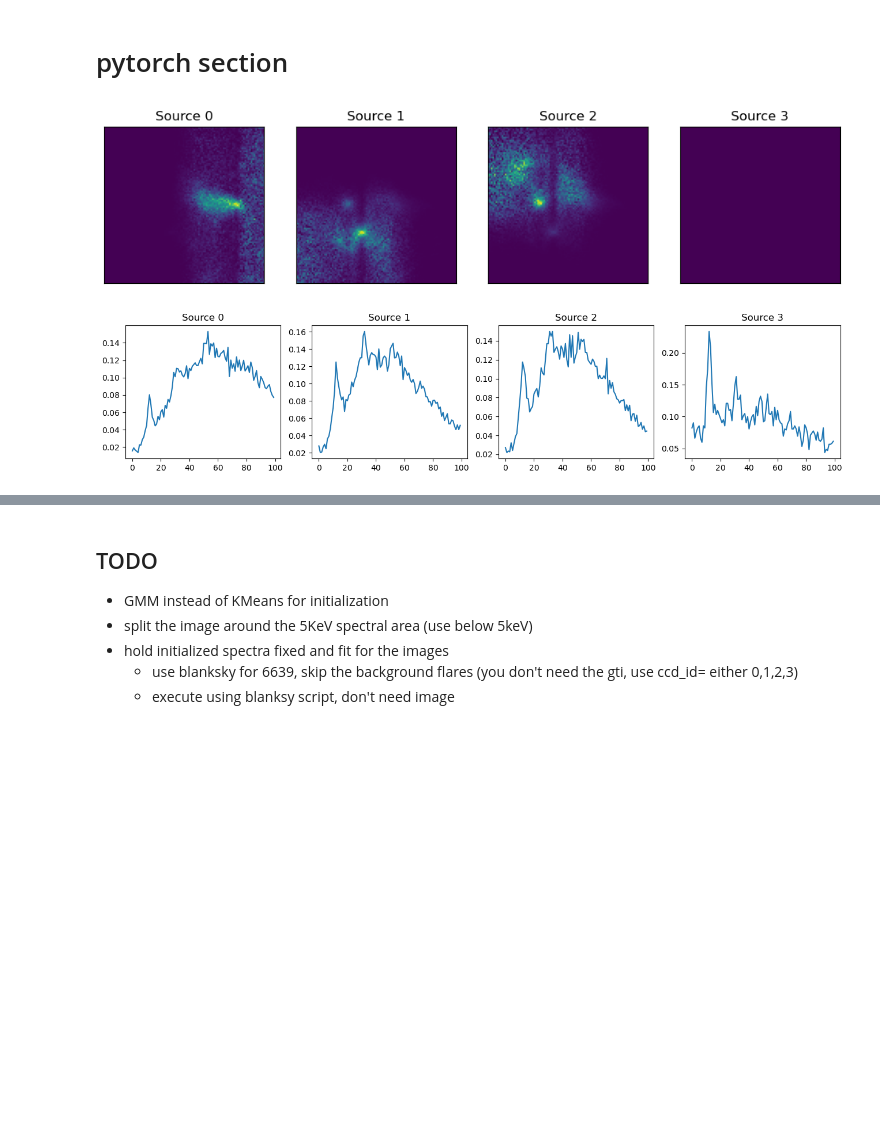
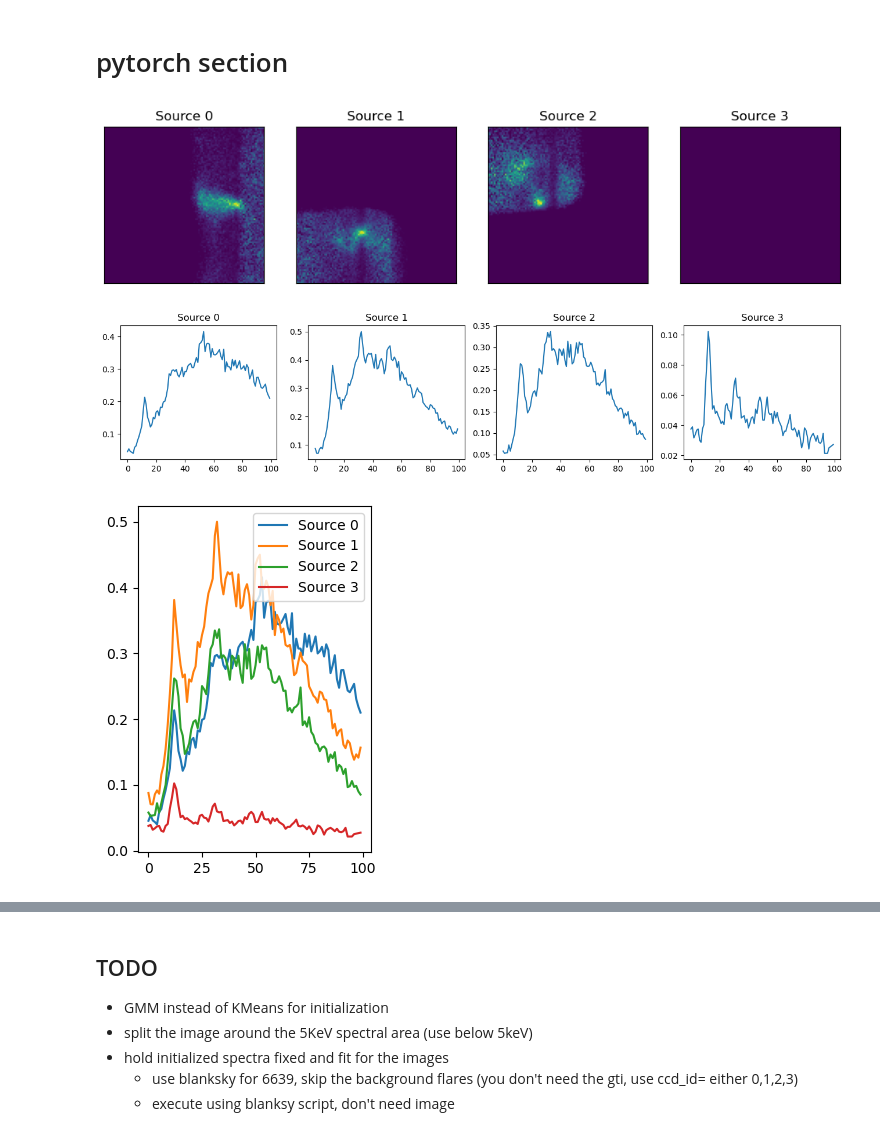
Before and after one commit to star-skelly/dogs_source_separation, a Jupyter notebook: try_pytorch.ipynb, the cells around one changed output, grey strips where cells are left out. Saved outputs shown, nothing was run; the diff lists cells and outputs as text; code cells hidden in the pictures; blank space fills up the shorter version.

```diff
--- a/try_pytorch.ipynb
+++ b/try_pytorch.ipynb
@@ -405,13 +405,15 @@ y_range = (YMIN, YMAX)
 S_gmm = np.zeros((NCOMP + 1, nx_pixels, ny_pixels))
 
 for i in range(NCOMP):
+    mask = probs[:, i] > 0.5
     H, xedges, yedges = np.histogram2d(
-        low_e_subset['x'],
-        low_e_subset['y'],
+        low_e_subset[mask]['x'],
+        low_e_subset[mask]['y'],
         bins=[nx_pixels, ny_pixels],
         range=[x_range, y_range],
-        weights=probs[:, i]
+        weights=probs[mask][:, i]
     )
+
 
     S_gmm[i] = H
 
@@ -427,6 +429,8 @@ S_gmm[i+1] = H_blank
 # pytorch section
 # %%
 from tqdm import tqdm
+from scipy.ndimage import gaussian_filter1d
+
 # INITIALIZATIONS
 
 n_comp = 3
@@ -437,48 +441,60 @@ device = torch.device('mps' if torch.backends.mps.is_available() else 'cpu') # u
 # Initialize A and S with the KMeans clusters
 
 # S
-# pos_hist = torch.tensor(np.array([np.histogram2d(
-#         sources_gmm[i]['x'].values,
-#         sources_gmm[i]['y'].values,
-#         weights=sources_gmm[i]['energy'].values,
-#         bins=(nx_pixels, ny_pixels))[0] for i in range(n_comp)]), dtype=torch.float32)
-# # pos_hist = torch.vstack((hist.unsqueeze(0), spec_hist))
-# S = torch.nn.functional.normalize(pos_hist).requires_grad_().to(device)
 S = torch.nn.functional.normalize(torch.from_numpy(S_gmm), dim=(0,1)).requires_grad_().to(device)
 
 # plotting check
 NCOMP_TRUE = NCOMP + 1
 fig = plt.figure(figsize=(3*NCOMP_TRUE, 3))
 for i, source in enumerate(S.detach().numpy()):
     ax = plt.subplot(100 + 10*NCOMP_TRUE + i + 1)
     ax.imshow(source, origin="lower")
     ax.set_title(f'Source {i}')
     ax.xaxis.set_visible(False)
     ax.yaxis.set_visible(False)
 
 # A
-#spec_hist = torch.tensor([np.histogram(sources[i]['energy'], bins=n_bands)[0]
-#                            for i in range(n_comp)], dtype=torch.float32)
 spec_hist = np.zeros((NCOMP_TRUE, n_bands))
 bg_hist, edges = np.histogram(bg_subset['energy'], bins=n_bands, range=(EMIN, EMAX))
-bg_hist = torch.tensor(np.array(bg_hist))
+bg_hist = gaussian_filter1d((bg_hist),0.5)
+bg_hist = torch.tensor(0.5 * bg_hist)
 
 for i in range(NCOMP):
+    mask = probs[:, i] > 0.5
     spec_hist[i], _ = np.histogram(
-        low_e_subset['energy'],
+        low_e_subset[mask]['energy'],
         bins=n_bands,
         range=(EMIN, EMAX),
-        weights=probs[:, i]
+        weights=probs[mask][:, i]
     )
+
+# normalization magic (maintain different maximums)
+spec_hist = gaussian_filter1d(spec_hist,0.5)
+max_spec = np.max(spec_hist)
+spec_hist = torch.from_numpy(spec_hist)
+#maxes = torch.max(spec_hist, dim=1).values
+#maxes = torch.nn.functional.normalize(torch.atleast_3d(maxes)).squeeze()
+#spec_hist = torch.nn.functional.normalize(spec_hist) * maxes.unsqueeze(1)
+
 spec_hist[i + 1] = bg_hist
-spec_hist = torch.from_numpy(spec_hist)
-A = torch.nn.functional.normalize(spec_hist.T, dim=0)#.requires_grad_().to(device)
+spec_hist = spec_hist / (2 * max_spec)
+A = spec_hist.T.requires_grad_().to(device)
+
+# 1 max 300, 2 max 400, 3 max 250, 4 max 140
 
 fig = plt.figure(figsize=(4*NCOMP_TRUE, 3))
 for i, source in enumerate(A.T.detach().numpy()):
     ax = plt.subplot(100 + 10*NCOMP_TRUE + i + 1)
     ax.plot(source)
     ax.set_title(f'Source {i}')
+
+plt.figure(figsize=(NCOMP, 4))
+for i in range(4):
+    plt.plot(A.detach().numpy()[:,i], label=f'Source {i}')
+
+plt.legend()
+plt.tight_layout()
 # %% [output]
-[figure, old version]
+[figure, new version]
-[figure, old version]
+[figure, new version]
+[figure, added]
```
Also changed, not shown: parts of 8 cells of this notebook.
